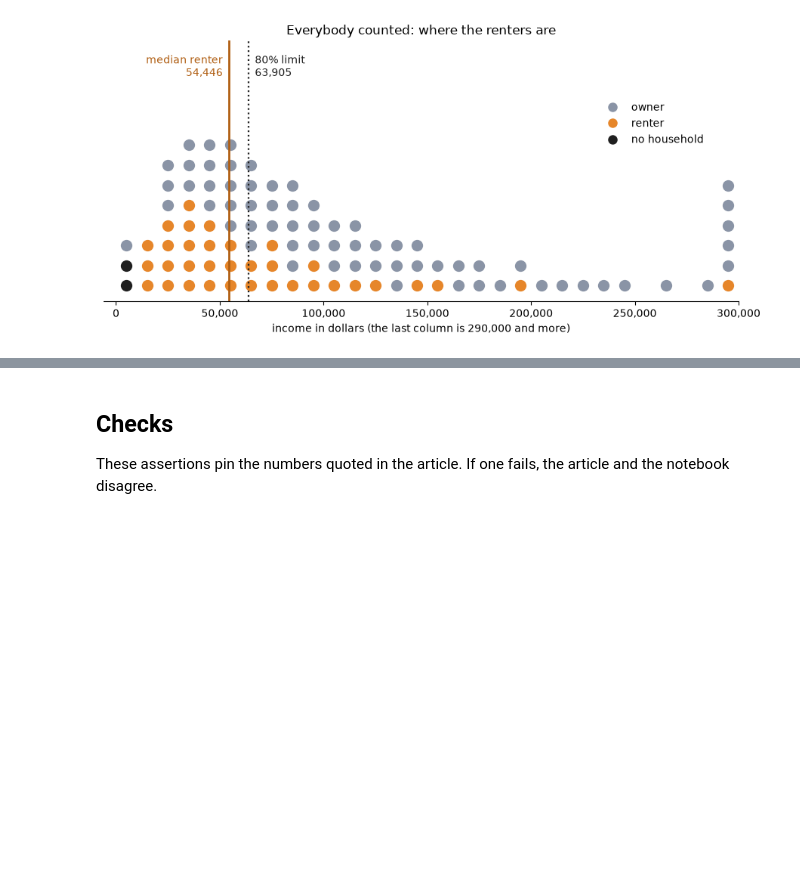
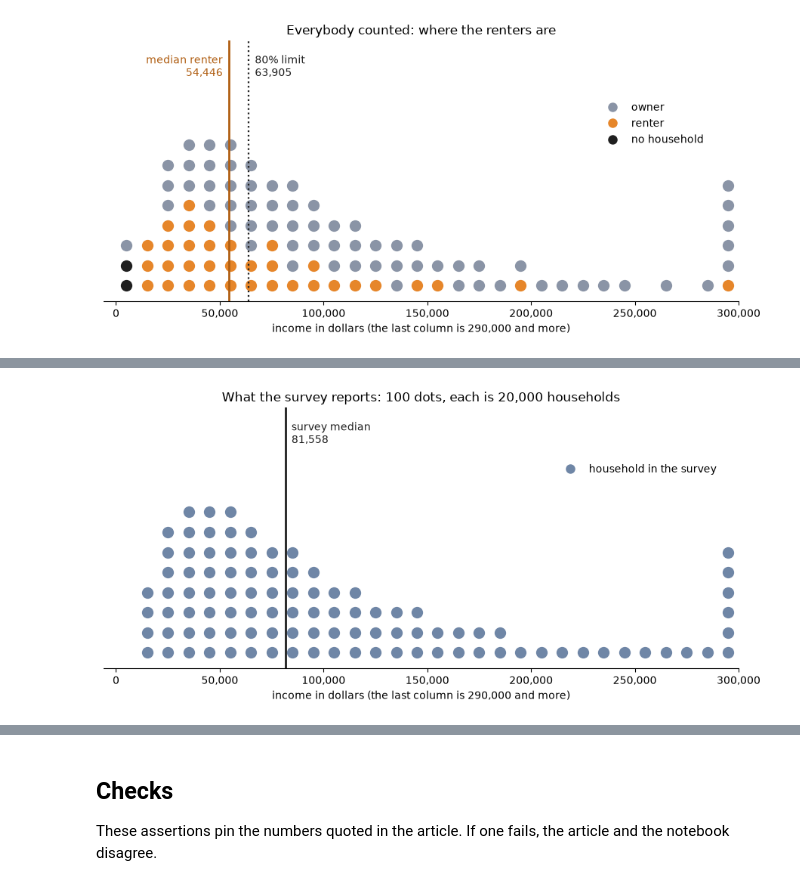
Before and after one commit to Alestainer/statistics-intuitions, a Jupyter notebook: notebooks/06-who-answers-the-income-survey.ipynb, the cells around one changed output, grey strips where cells are left out. Cells and saved outputs as stored; diff of their text form; code cells hidden in the pictures; blank space fills up the shorter version.

```diff
--- a/notebooks/06-who-answers-the-income-survey.ipynb
+++ b/notebooks/06-who-answers-the-income-survey.ipynb
@@ -1251,0 +1432,88 @@ true 80% limit 63,905; median renter household 54,446; renter households under t
+# %%
+COLUMN, LAST_COLUMN = 10_000, 300_000
+column_edges = np.arange(0, LAST_COLUMN + COLUMN, COLUMN)
+
+def per_hundred(values):
+    # dots in each income column, where 100 dots are the survey's households
+    return 100 * np.histogram(np.minimum(values, LAST_COLUMN - 1), column_edges)[0] / N_HOUSEHOLDS
+
+def whole_dots(expected, total):
+    counts = np.floor(expected).astype(int)
+    for column in np.argsort(-(expected - counts))[: total - counts.sum()]:
+        counts[column] += 1
+    return counts
+
+def column_of(value):
+    return int(min(value, LAST_COLUMN - 1) // COLUMN)
+
+survey_dots = whole_dots(per_hundred(survey_view), 100)
+no_household_dots = np.zeros(len(survey_dots), dtype=int)
+no_household_dots[0] = round(100 * uncounted_units / N_HOUSEHOLDS)
+
+change = per_hundred(with_missed) - per_hundred(survey_view)
+missed_count = int(round(np.clip(change, 0, None).sum()))
+missed_dots = whole_dots(np.clip(change, 0, None), missed_count)
+hidden_dots = whole_dots(per_hundred(split_high[1]), round(100 * HIDDEN_HIGH))
+hidden_dots_low = whole_dots(per_hundred(split_low[1]), round(100 * HIDDEN_LOW))
+print("income column of the dot for 1 in 100:", np.flatnonzero(hidden_dots_low) * COLUMN)
+print(f"dots: {survey_dots.sum()} survey households, {no_household_dots.sum()} with no household, "
+      f"{missed_dots.sum()} missed by the survey, {hidden_dots.sum()} inside other households")
+
+def draw_dots(title, layers, lines, legend, stacked=False):
+    # layers: (dots per column, colour, alpha, dark centre)
+    # inside a column, each layer spreads its dots evenly from the bottom to the top, so added dots sit among the others;
+    # stacked=True puts the first layer at the bottom and the next one on top of it
+    heights = np.zeros(len(survey_dots), dtype=int)
+    fig, ax = plt.subplots(figsize=(9, 4.4))
+    for column in range(len(survey_dots)):
+        dots = [((layer if stacked else 0) + (place + 0.5) / counts[column], color, alpha, centre)
+                for layer, (counts, color, alpha, centre) in enumerate(layers) for place in range(counts[column])]
+        for _, color, alpha, centre in sorted(dots, key=lambda dot: dot[0]):
+            x = column * COLUMN + COLUMN / 2
+            ax.plot(x, heights[column], "o", markersize=11, color=color, alpha=alpha, markeredgewidth=0)
+            if centre:
+                ax.plot(x, heights[column], "o", markersize=3, color=INK, markeredgewidth=0)
+            heights[column] += 1
+    top = max(10, heights.max())
+    for value, label, style, color, side in lines:
+        if isinstance(value, tuple):  # a range of values: draw a band
+            ax.axvspan(value[0], value[1], color=color, alpha=0.3, linewidth=0)
+            value = value[0] if side == "right" else value[1]
+        else:
+            ax.axvline(value, color=color, linestyle=style, linewidth=1.6 if style == ":" else 2)
+        ax.text(value + (3_000 if side == "left" else -3_000), top + 0.9, label, ha=side, va="center", fontsize=10, color=color)
+    handles = [plt.Line2D([], [], marker="o", linestyle="", markersize=3 if centre else 9, markeredgewidth=0,
+                          color=INK if centre else color, alpha=alpha, label=label) for label, color, alpha, centre in legend]
+    ax.legend(handles=handles, loc="upper right", frameon=False, fontsize=10, bbox_to_anchor=(0.98, 0.82))
+    ax.set_ylim(-0.8, top + 2.2)
+    ax.set_xlim(-6_000, LAST_COLUMN)
+    ax.set_yticks([])
+    ax.xaxis.set_major_formatter(money)
+    ax.set_xlabel("income in dollars (the last column is 290,000 and more)")
+    ax.set_title(title)
+    ax.spines[["top", "right", "left"]].set_visible(False)
+    fig.tight_layout()
+    plt.show()
+
+def median_lines(step):
+    median, too_high = reverse_results[step][:2]
+    return [
+        (survey_median, f"survey median\n{survey_median:,.0f}", ":", "#666666", "left"),
+        (median, f"median now\n{median:,.0f}", "-", INK, "right"),
+    ]
+
+FADED = 0.3
+L_HOUSEHOLD = ("household in the survey", HOUSEHOLD, 1.0, False)
+L_NONE = ("not counted: homeless or in prison", NO_HOUSEHOLD, FADED, False)
+L_MISSING = ("not counted: household", HOUSEHOLD, FADED, False)
+solid = (survey_dots, HOUSEHOLD, 1.0, False)
+nobody = (no_household_dots, NO_HOUSEHOLD, FADED, False)
+
+draw_dots("What the survey reports: 100 dots, each is 20,000 households", [solid],
+          [(survey_median, f"survey median\n{survey_median:,.0f}", "-", INK, "left")], [L_HOUSEHOLD])
+draw_dots("Add the people with no household", [nobody, solid], median_lines(1), [L_HOUSEHOLD, L_NONE])
+draw_dots("Add the households the survey missed",
+          [nobody, solid, (missed_dots, HOUSEHOLD, FADED, False)], median_lines(2), [L_HOUSEHOLD, L_NONE, L_MISSING])
+draw_dots("Add the households inside other households",
+          [nobody, solid, (missed_dots + hidden_dots_low, HOUSEHOLD, FADED, False)], median_lines(3), [L_HOUSEHOLD, L_NONE, L_MISSING])
+# %% [output]
@@ -1251,0 +1522 @@ true 80% limit 63,905; median renter household 54,446; renter households under t
+[figure, added]
```
Also changed, not shown: parts of 16 cells of this notebook.
